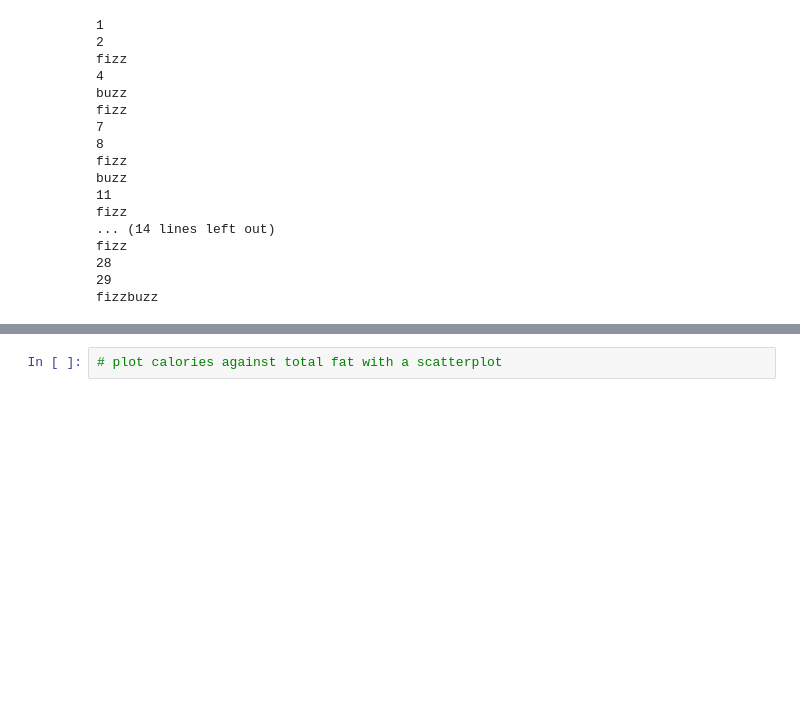
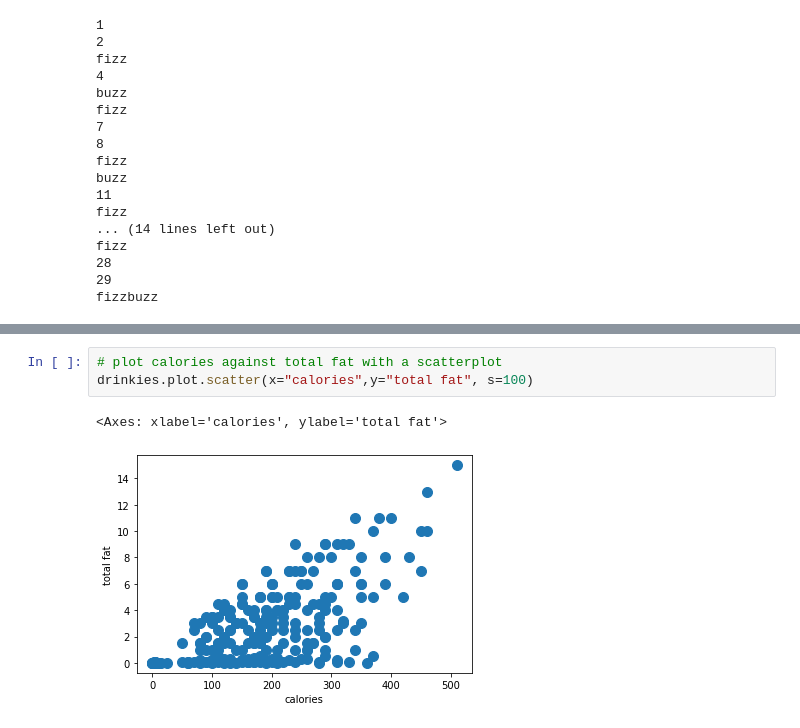
Before and after one commit to siya-modi/MDST-2023, a Jupyter notebook: tutorial0/checkpoint0.ipynb, the cells around one changed output, grey strips where cells are left out. Saved outputs shown, nothing was run; the diff lists cells and outputs as text; blank space fills up the shorter version.

```diff
--- a/tutorial0/checkpoint0.ipynb
+++ b/tutorial0/checkpoint0.ipynb
@@ -109,2 +203,6 @@ fizzbuzz
 # %%
 # plot calories against total fat with a scatterplot
+drinkies.plot.scatter(x="calories",y="total fat", s=100)
+# %% [output]
+<Axes: xlabel='calories', ylabel='total fat'>
+[figure, added]
```
Also changed, not shown: parts of 10 cells of this notebook.
